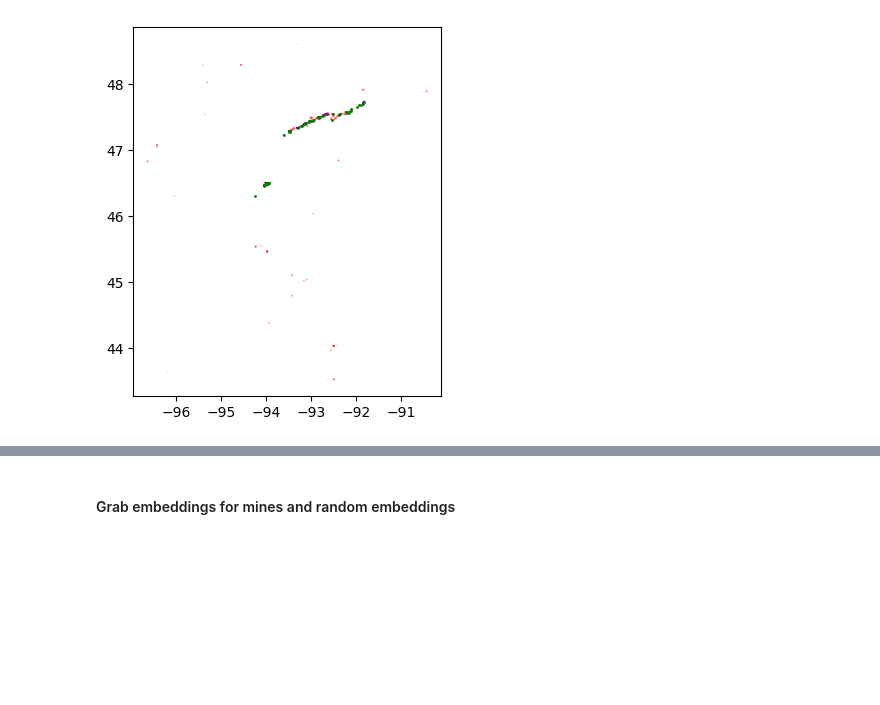
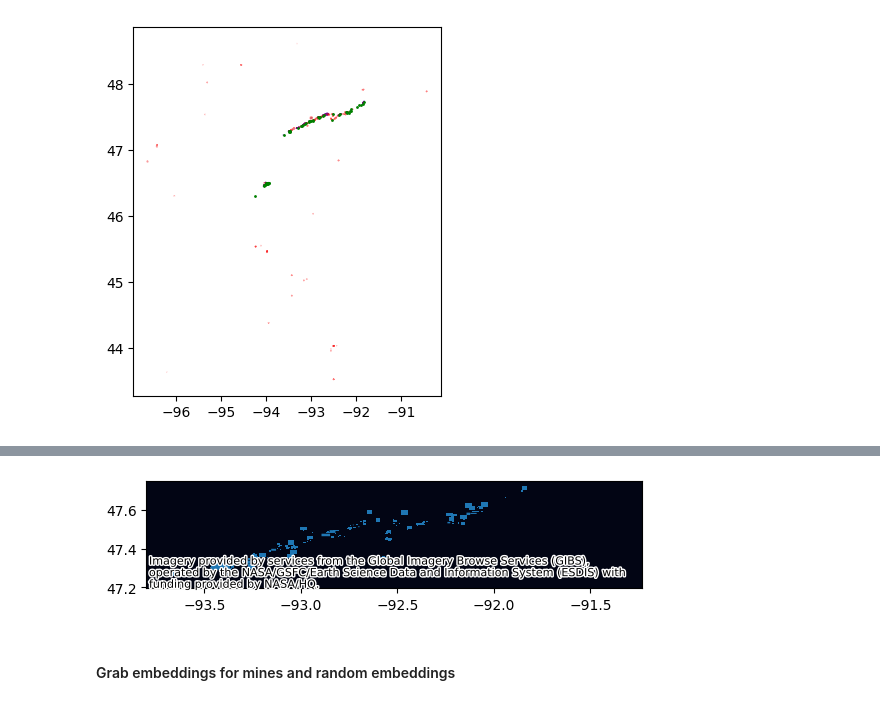
Before and after one commit to Ode-PBLLC/aquarry, a Jupyter notebook: mine_mapping.ipynb, the cells around one changed output, grey strips where cells are left out. Saved outputs shown, nothing was run; the diff lists cells and outputs as text; code cells hidden in the pictures; blank space fills up the shorter version.

```diff
--- a/mine_mapping.ipynb
+++ b/mine_mapping.ipynb
@@ -239,4 +501,0 @@ az_qa = az_qa[~az_qa.geometry.intersects(miami_az.geometry.iloc[0])]
-# %%
-# Visualize MN pit lakes
-ax = mn_mines_intersect.plot()
-cx.add_basemap(ax, crs=mn_mines_intersect.crs, source=providers['NASAGIBS.BlueMarble'])
@@ -291,0 +557,6 @@ mn_mines_pts.plot(ax = ax, color = 'green',markersize = 1)
+# %%
+# Visualize AZ pit lakes
+providers = cx.providers.flatten()
+
+ax = az_mines_intersect.plot()
+cx.add_basemap(ax, crs=az_mines_intersect.crs, source=providers['NASAGIBS.BlueMarble'])
@@ -292,3 +565,11 @@ mn_mines_pts.plot(ax = ax, color = 'green',markersize = 1)
+# %%
+# Visualize MN pit lakes
+providers = cx.providers.flatten()
+
+ax = mn_qa.plot()
+cx.add_basemap(ax, crs=mn_qa.crs, source=providers['NASAGIBS.BlueMarble'])
+# %% [output]
+[figure, new version]
 # %% [markdown]
 #### Grab embeddings for mines and random embeddings
 # %%
```
Also changed, not shown: parts of 46 cells of this notebook.
